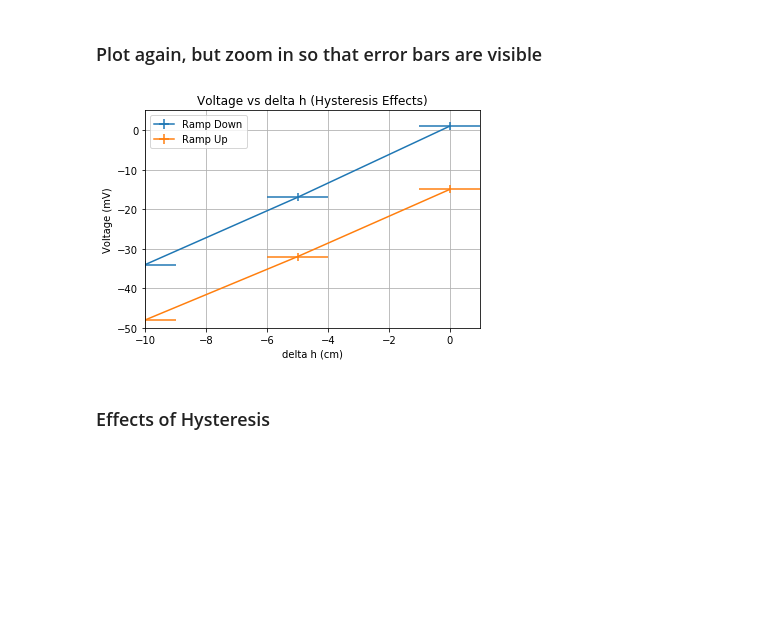
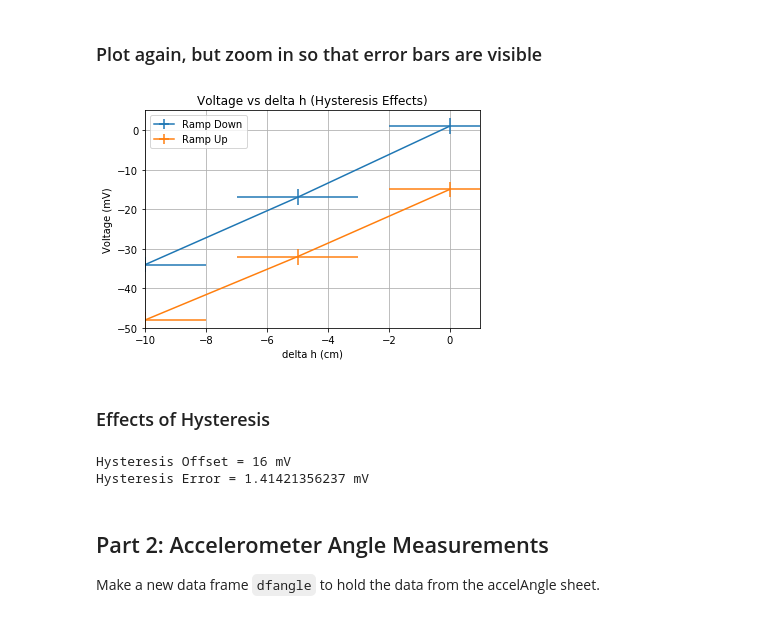
Before and after one commit to cmflannery/MAE170, a Jupyter notebook: jupyter/lab6/calculations.ipynb, the cells around one changed output. Saved outputs shown, nothing was run; the diff lists cells and outputs as text; code cells hidden in the pictures; blank space fills up the shorter version.

```diff
--- a/jupyter/lab6/calculations.ipynb
+++ b/jupyter/lab6/calculations.ipynb
@@ -8,7 +9,7 @@ import pandas as pd
 import os
 # %%
 dirPath = os.path.realpath('.')
-fileName = 'rawData/measurements.xlsx'
+fileName = 'rawData/lab 6 measurements.xlsx'
 filePath = os.path.join(dirPath, fileName)
 df = pd.read_excel(filePath,sheetname="Part1",header=0)
 print(df)
@@ -50,22 +51,29 @@ plt.show()
 ### Plot again, but zoom in so that error bars are visible
 # %%
 plt.figure(1)
-plt.errorbar(df[cols[0]],df[cols[2]],xerr=df[cols[1]],yerr=df[cols[3]])
-plt.errorbar(df[cols[4]],df[cols[6]],xerr=df[cols[5]],yerr=df[cols[7]])
+plt.errorbar(df[cols[0]],df[cols[2]],xerr=2*df[cols[1]],yerr=2*df[cols[3]])
+plt.errorbar(df[cols[4]],df[cols[6]],xerr=2*df[cols[5]],yerr=2*df[cols[7]])
 plt.title('Voltage vs delta h (Hysteresis Effects)')
 plt.xlabel('delta h (cm)')
 plt.ylabel('Voltage (mV)')
 plt.legend(['Ramp Down','Ramp Up'])
 plt.axis([-10,1,-50,5])
 plt.grid()
 plt.savefig('pressureHysteresis.png')
 plt.show()
 # %% [output]
-[figure, old version]
+[figure, new version]
 # %% [markdown]
 ### Effects of Hysteresis
 # %%
-hysteresisOffset = df[cols[1]][0]-df[cols[4]][len(df[cols[4]])-1]
+hysteresisOffset = df[cols[1]][0]-df[cols[6]][len(df[cols[4]])-1]
 print('Hysteresis Offset =', hysteresisOffset,'mV')
 hysteresisError = np.sqrt(1**2 + 1**2)
 print('Hysteresis Error =',hysteresisError, 'mV')
+# %% [output]
+Hysteresis Offset = 16 mV
+Hysteresis Error = 1.41421356237 mV
+# %% [markdown]
+## Part 2: Accelerometer Angle Measurements
+
+Make a new data frame <code>dfangle</code> to hold the data from the accelAngle sheet.
```
Also changed, not shown: parts of 9 cells of this notebook, 3 other files.
